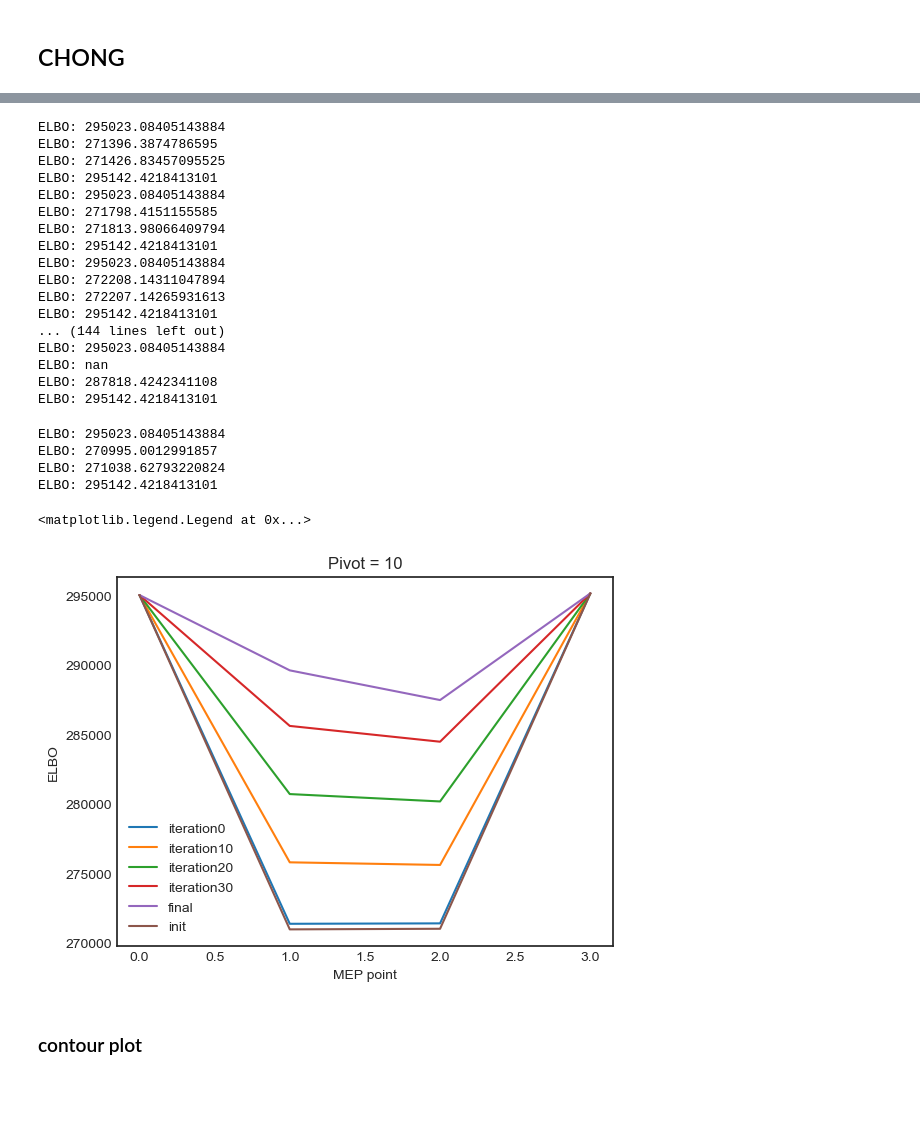
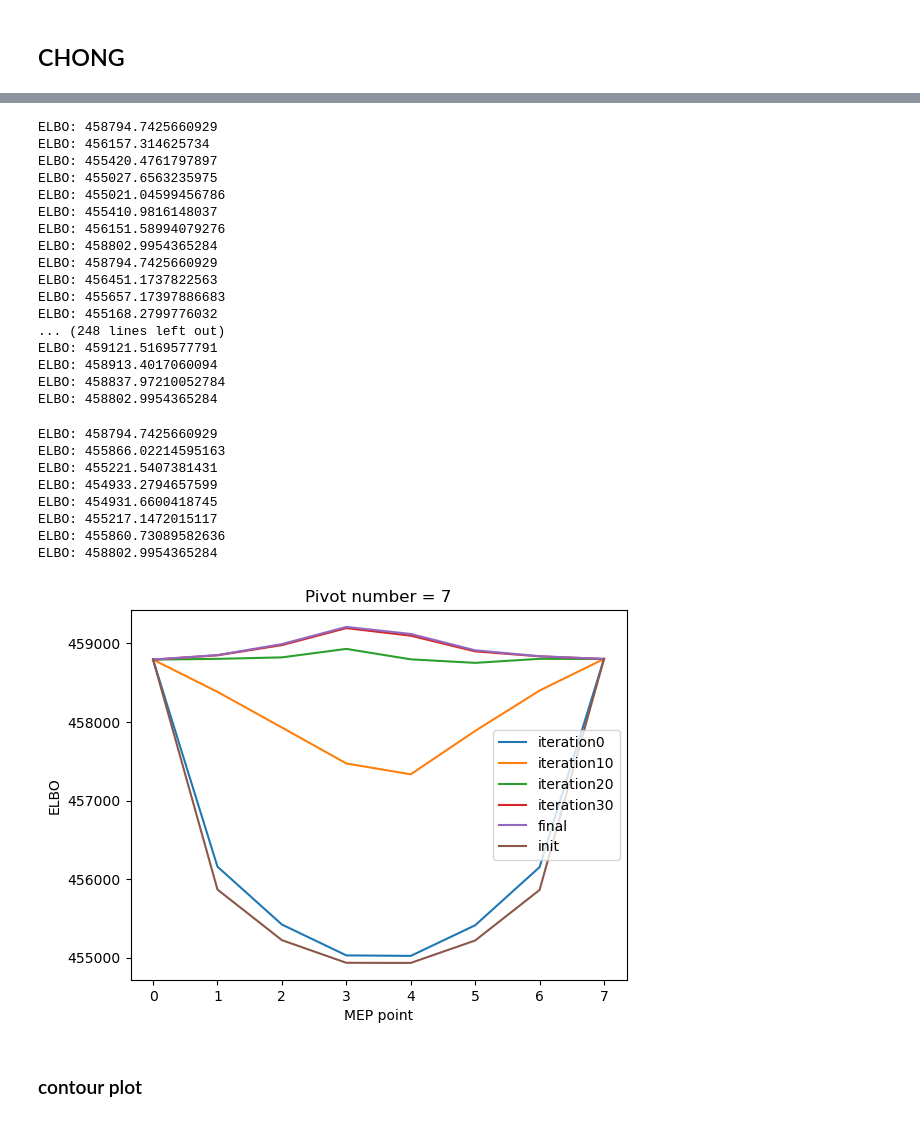
Before and after one commit to LeonLixyz/6701_Project, a Jupyter notebook: neb.ipynb, the cells around one changed output, grey strips where cells are left out. Drawn from its saved outputs; the diff is of its cells as text; code cells hidden in the pictures; blank space fills up the shorter version.

```diff
--- a/neb.ipynb
+++ b/neb.ipynb
@@ -817,7 +817,7 @@ C = 10 #num of topics
 predict_flag = True
 max_iter = 20
 n_trials = 1
-trim = 0.05
+trim = 0.01
 
 start_time = datetime.now()
 
@@ -1075,6 +1075,3 @@ for k in range(C):
   for i in ind:
     words.append(idx_to_words[i])
   most_freq_words_1.append(words)
-# %%
-for words in most_freq_words_1:
-    print(words)
@@ -1120,10 +1077,0 @@ pd.DataFrame(most_freq_words_2)
-# %%
-most_freq_words_p = []
-pivot = His[-1][2]
-for k in range(C):
-    row = pivot[0][k]
-    ind = np.argpartition(row, -10)[-10:]
-    word = []
-    for i in ind:
-        word.append(idx_to_words[i])
-    most_freq_words_p.append(word)
@@ -1177,10 +1093,10 @@ most_freq_words_2
 ## CHONG
 # %%
 T = 100
-N = 3
+N = 7
 p_list = init(theta1, theta2, N)
-k = 0.01
-lr = 0.1
+k = 0.001
+lr = 0.3
 # %%
 import copy
 His = []
@@ -1237,47 +1151,51 @@ for his in His:
         ELBO_list.append(elbo)
     total_ELBO_list.append(ELBO_list)
 # %% [output]
-ELBO: 295023.08405143884
-ELBO: 271396.3874786595
-ELBO: 271426.83457095525
-ELBO: 295142.4218413101
-ELBO: 295023.08405143884
-ELBO: 271798.4151155585
-ELBO: 271813.98066409794
-ELBO: 295142.4218413101
-ELBO: 295023.08405143884
-ELBO: 272208.14311047894
-ELBO: 272207.14265931613
-ELBO: 295142.4218413101
-... (144 lines left out)
-ELBO: 295023.08405143884
-ELBO: nan
-ELBO: 287818.4242341108
-ELBO: 295142.4218413101
+ELBO: 458794.7425660929
+ELBO: 456157.314625734
+ELBO: 455420.4761797897
+ELBO: 455027.6563235975
+ELBO: 455021.04599456786
+ELBO: 455410.9816148037
+ELBO: 456151.58994079276
+ELBO: 458802.9954365284
+ELBO: 458794.7425660929
+ELBO: 456451.1737822563
+ELBO: 455657.17397886683
+ELBO: 455168.2799776032
+... (248 lines left out)
+ELBO: 459121.5169577791
+ELBO: 458913.4017060094
+ELBO: 458837.97210052784
+ELBO: 458802.9954365284
 # %%
 for i in range(len(total_ELBO_list)):
     if i % 10 == 0:
         plt.plot(total_ELBO_list[i], label = 'iteration{}'.format(i))
 
-plt.plot(total_ELBO_list[-2], label = 'final')
+plt.plot(total_ELBO_list[-1], label = 'final')
 p_list_init = init(theta1, theta2, N)
 ELBO_list_init = []
 for p in p_list_init:
     LAMBDA, GAMMA, PHI = p
     elbo = compute_elbo(LAMBDA, GAMMA, PHI, train_articles, train_nonzero_idxs, C)
     ELBO_list_init.append(elbo)
 plt.plot(ELBO_list_init ,label = 'init')
 plt.xlabel("MEP point")
 plt.ylabel("ELBO")
-plt.title("Pivot = 10")
+plt.title("Pivot number = {}".format(N))
 plt.legend()
+plt.savefig(PATH + '/Result/p_7', dpi=600, facecolor='w', transparent=True)
 # %% [output]
-ELBO: 295023.08405143884
-ELBO: 270995.0012991857
-ELBO: 271038.62793220824
-ELBO: 295142.4218413101
+ELBO: 458794.7425660929
+ELBO: 455866.02214595163
+ELBO: 455221.5407381431
+ELBO: 454933.2794657599
+ELBO: 454931.6600418745
+ELBO: 455217.1472015117
+ELBO: 455860.73089582636
+ELBO: 458802.9954365284
-<matplotlib.legend.Legend at 0x...>
-[figure, old version]
+[figure, new version]
 # %% [markdown]
 ### contour plot
 # %% [markdown]
```
Also changed, not shown: parts of 15 cells of this notebook, 21 other files.
